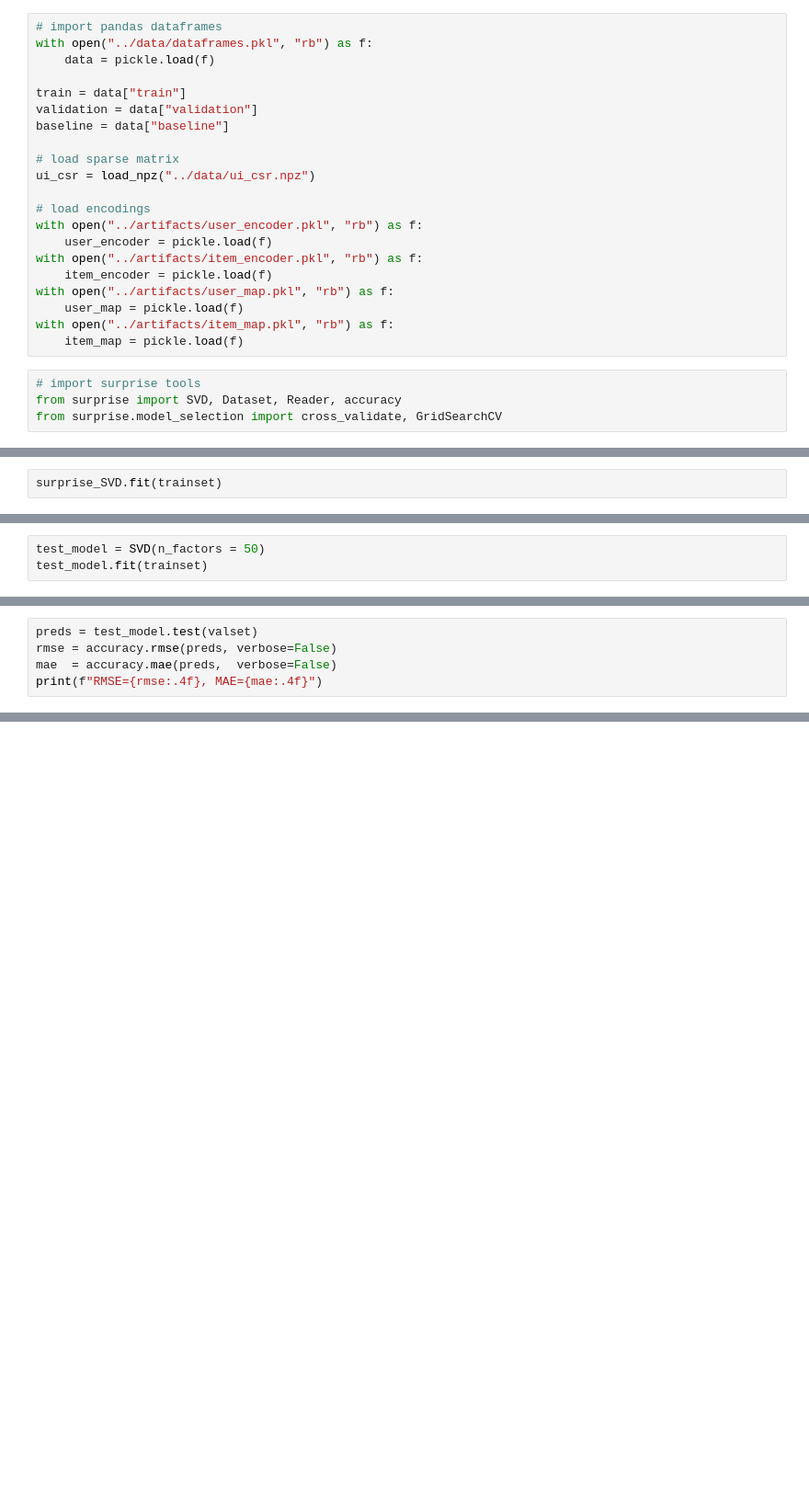
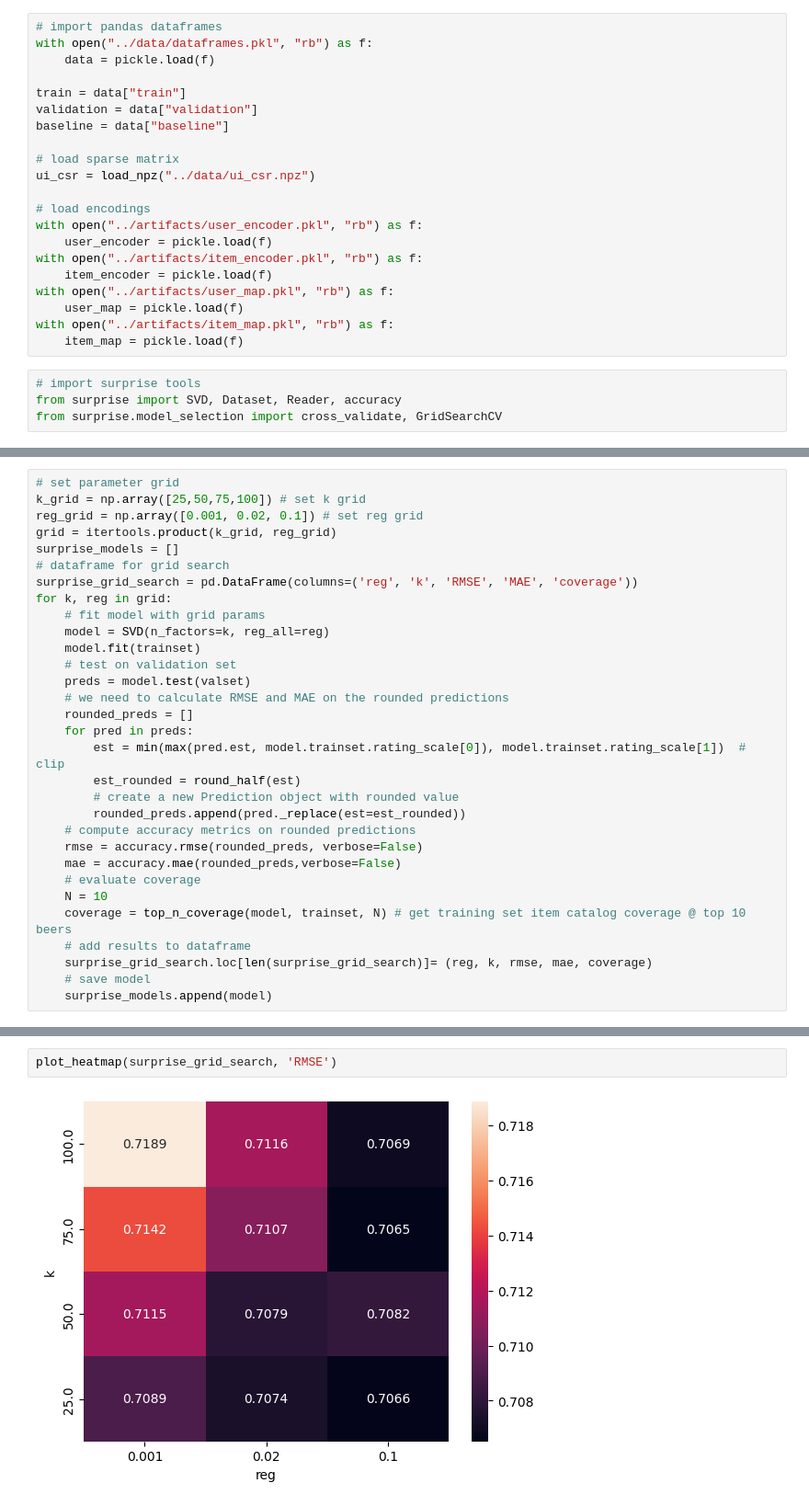
Before and after one commit to LucasLyons/Beer-Project, a Jupyter notebook: notebooks/05_surpriseSVD.ipynb, the cells around one changed output, grey strips where cells are left out. Shown: that part at 92% size. Saved outputs shown, nothing was run; the diff lists cells and outputs as text; blank space fills up the shorter version.

Commit message:
implemented surprise SVD

```diff
--- a/notebooks/05_surpriseSVD.ipynb
+++ b/notebooks/05_surpriseSVD.ipynb
@@ -72,2 +58,0 @@ surprise_SVD = SVD(reg_all=0.02, n_factors=10)
-# %%
-surprise_SVD.fit(trainset)
@@ -91,3 +58,0 @@ Top 10 item catalog coverage with k=10, reg=0.02 is 0.15042649658034274
-# %%
-test_model = SVD(n_factors = 50)
-test_model.fit(trainset)
@@ -96,5 +58,0 @@ test_model.fit(trainset)
-# %%
-preds = test_model.test(valset)
-rmse = accuracy.rmse(preds, verbose=False)
-mae  = accuracy.mae(preds,  verbose=False)
-print(f"RMSE={rmse:.4f}, MAE={mae:.4f}")
@@ -106,0 +62,31 @@ Top 10 item catalog coverage with k=50, reg=0.02 is 0.6530008453085376
+# %%
+# set parameter grid
+k_grid = np.array([25,50,75,100]) # set k grid
+reg_grid = np.array([0.001, 0.02, 0.1]) # set reg grid
+grid = itertools.product(k_grid, reg_grid)
+surprise_models = []
+# dataframe for grid search
+surprise_grid_search = pd.DataFrame(columns=('reg', 'k', 'RMSE', 'MAE', 'coverage'))
+for k, reg in grid:
+    # fit model with grid params
+    model = SVD(n_factors=k, reg_all=reg)
+    model.fit(trainset)
+    # test on validation set
+    preds = model.test(valset)
+    # we need to calculate RMSE and MAE on the rounded predictions
+    rounded_preds = []
+    for pred in preds:
+        est = min(max(pred.est, model.trainset.rating_scale[0]), model.trainset.rating_scale[1])  # clip
+        est_rounded = round_half(est)
+        # create a new Prediction object with rounded value
+        rounded_preds.append(pred._replace(est=est_rounded))
+    # compute accuracy metrics on rounded predictions
+    rmse = accuracy.rmse(rounded_preds, verbose=False)
+    mae = accuracy.mae(rounded_preds,verbose=False)
+    # evaluate coverage
+    N = 10
+    coverage = top_n_coverage(model, trainset, N) # get training set item catalog coverage @ top 10 beers
+    # add results to dataframe
+    surprise_grid_search.loc[len(surprise_grid_search)]= (reg, k, rmse, mae, coverage)
+    # save model
+    surprise_models.append(model)
@@ -106,0 +109,4 @@ Top 10 item catalog coverage with k=50, reg=0.02 is 0.6530008453085376
+# %%
+plot_heatmap(surprise_grid_search, 'RMSE')
+# %% [output]
+[figure, added]
```
Also changed, not shown: parts of 19 cells of this notebook, 3 other files.
